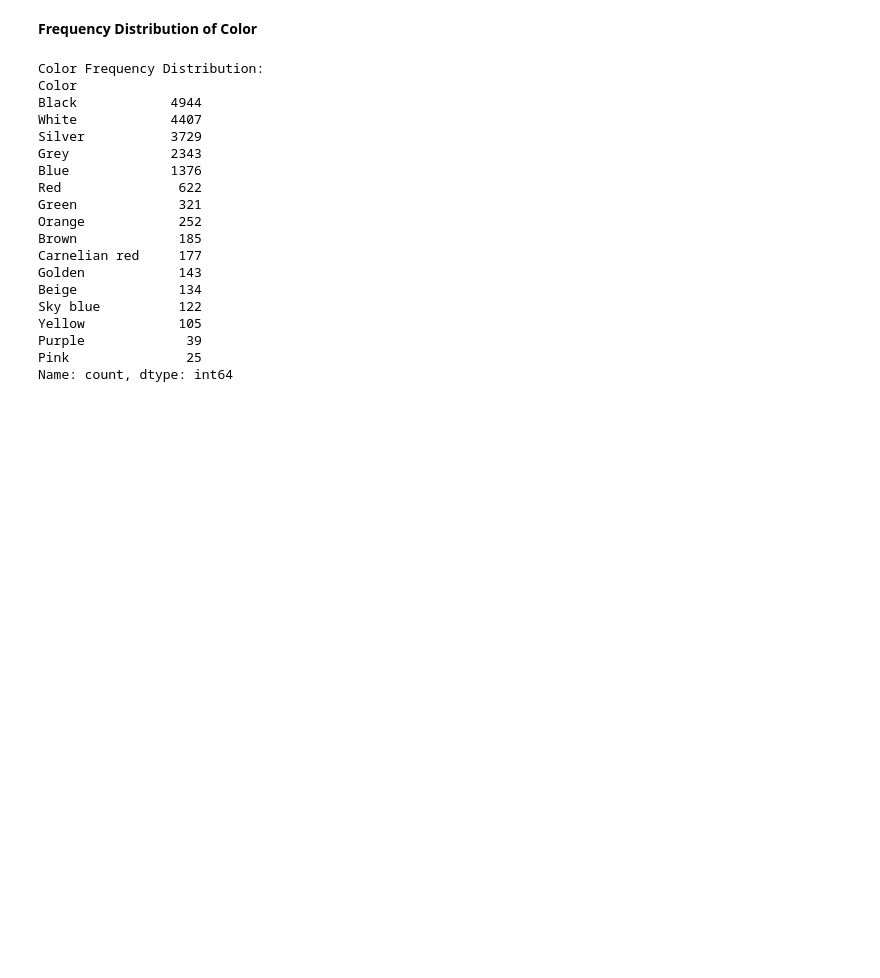
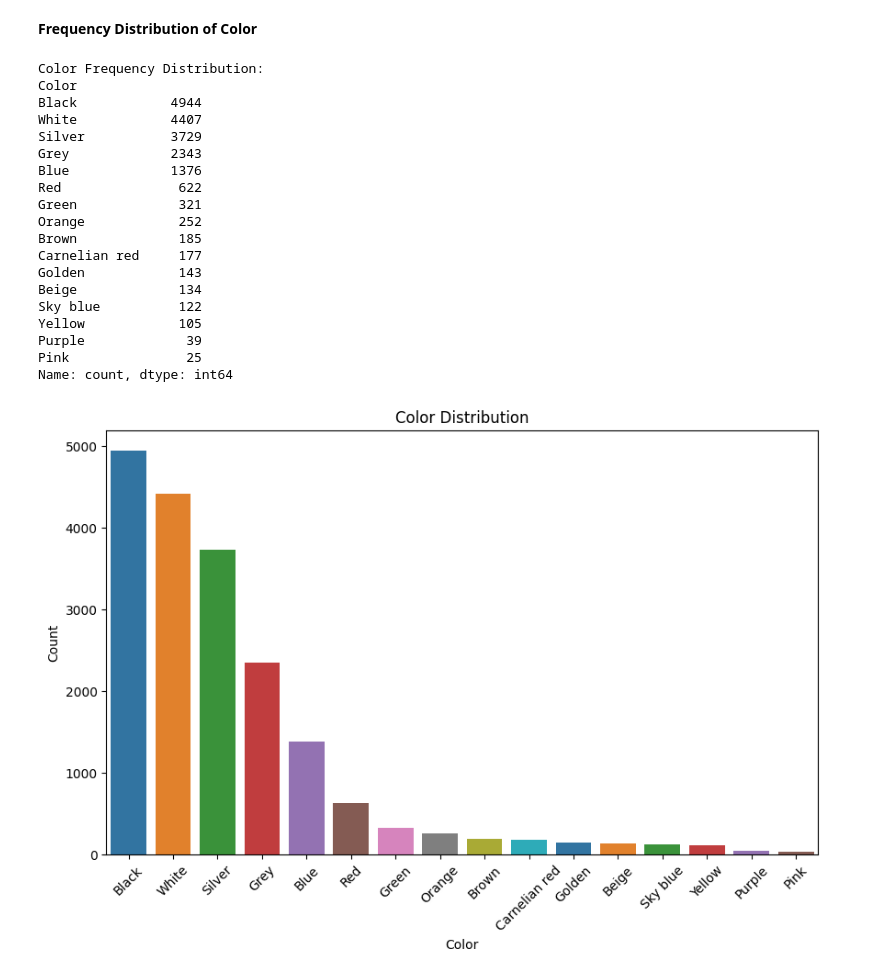
Before and after one commit to KWKWR/exercice, a Jupyter notebook: car-price-prediction.ipynb, the cells around one changed output. Saved outputs shown, nothing was run; the diff lists cells and outputs as text; code cells hidden in the pictures; blank space fills up the shorter version.

```diff
--- a/car-price-prediction.ipynb
+++ b/car-price-prediction.ipynb
@@ -980,27 +1014,44 @@ Name: count, dtype: int64
 # %% [markdown]
 
 **Frequency Distribution of Color**
-# %%
-print("Color Frequency Distribution:")
-print(data['Color'].value_counts())
-print("\n")
-# %% [output]
-Color Frequency Distribution:
-Color
-Black            4944
-White            4407
-Silver           3729
-Grey             2343
-Blue             1376
-Red               622
-Green             321
-Orange            252
-Brown             185
-Carnelian red     177
-Golden            143
-Beige             134
-Sky blue          122
-Yellow            105
-Purple             39
-Pink               25
-Name: count, dtype: int64
+# %%
+print("Color Frequency Distribution:")
+color_counts = data['Color'].value_counts()
+print(color_counts)
+print("\n")
+
+# Plot the bar chart
+plt.figure(figsize=(10, 6))
+sns.barplot(x=color_counts.index, y=color_counts.values, palette="tab10")
+
+# Rotate x-axis labels for better readability
+plt.xticks(rotation=45)
+
+# Add labels and title
+plt.xlabel("Color")
+plt.ylabel("Count")
+plt.title("Color Distribution")
+
+# Show the plot
+plt.show()
+# %% [output]
+Color Frequency Distribution:
+Color
+Black            4944
+White            4407
+Silver           3729
+Grey             2343
+Blue             1376
+Red               622
+Green             321
+Orange            252
+Brown             185
+Carnelian red     177
+Golden            143
+Beige             134
+Sky blue          122
+Yellow            105
+Purple             39
+Pink               25
+Name: count, dtype: int64
+[figure, added]
```
Also changed, not shown: parts of 31 cells of this notebook.
